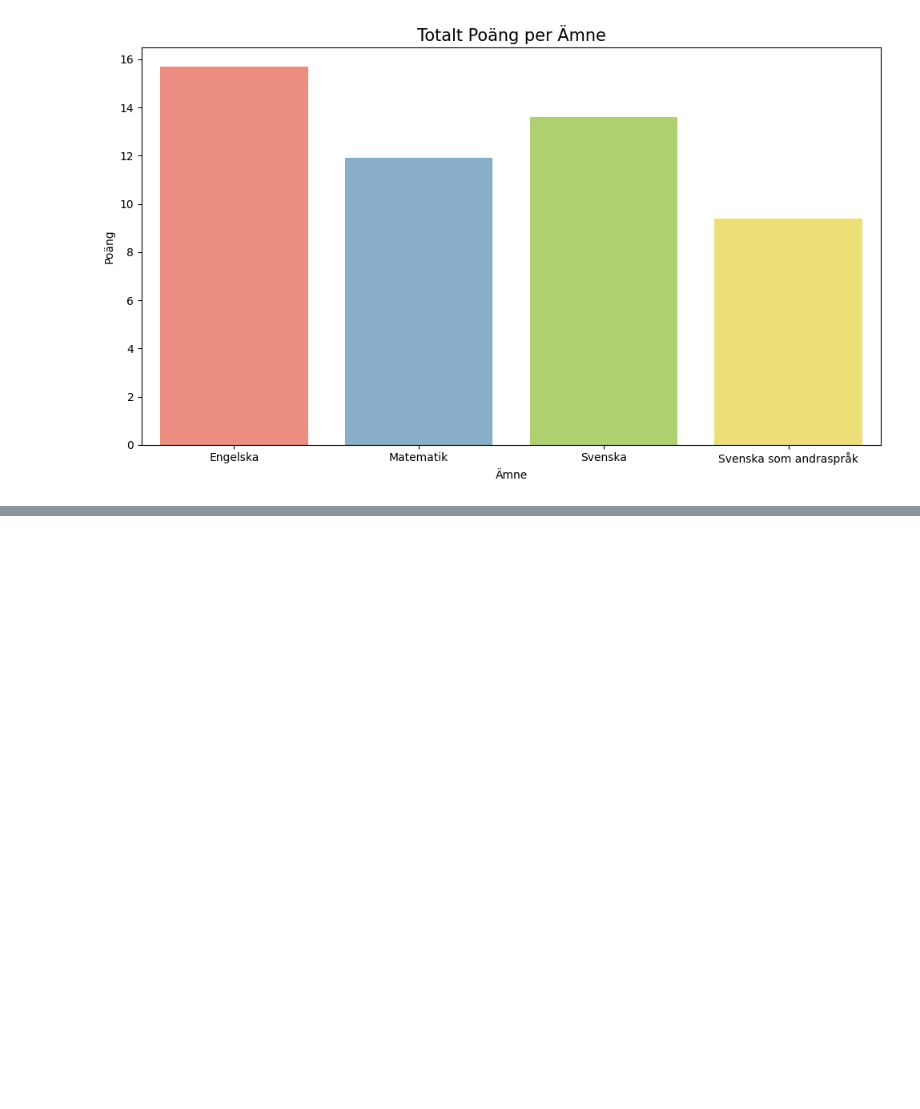
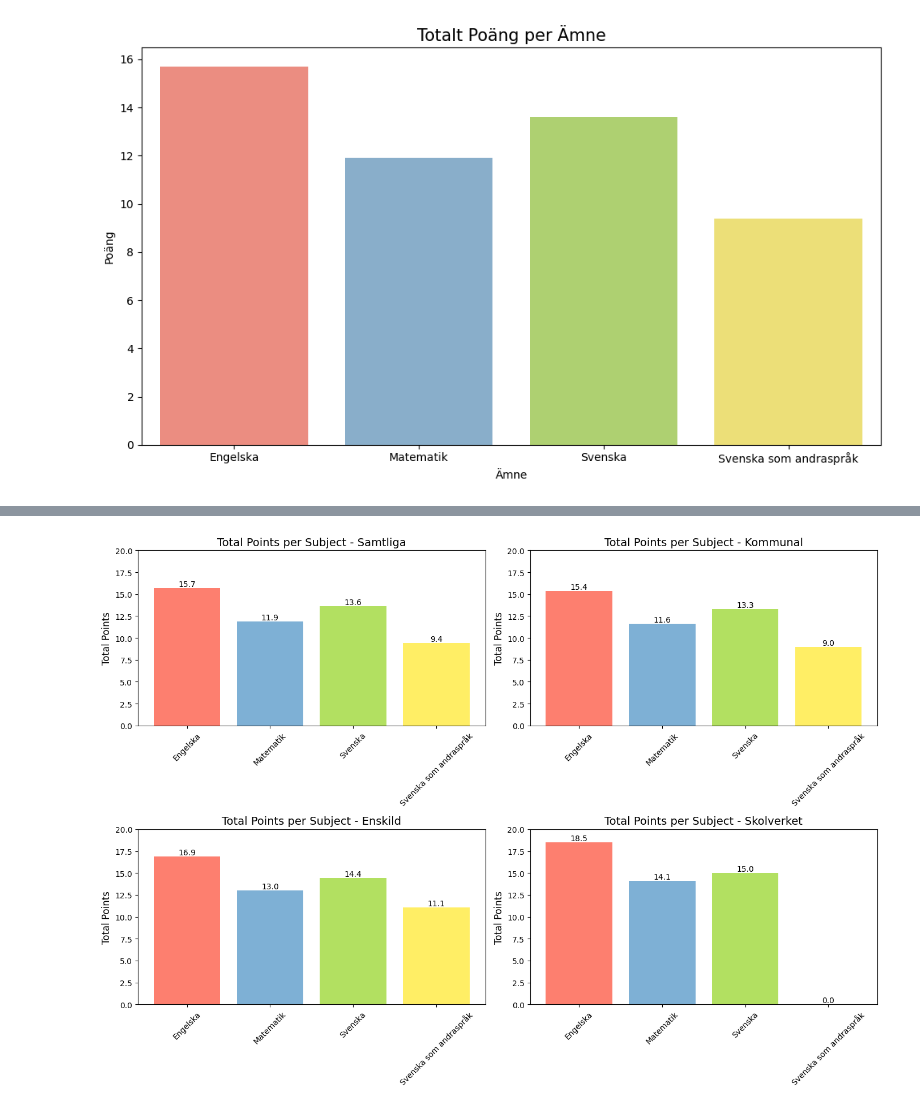
Before and after one commit to ArthurLopez1/Python-Arthur-Lopez-OPA23, a Jupyter notebook: labb2/labb2.ipynb, the cells around one changed output, grey strips where cells are left out. Cells and saved outputs as stored; diff of their text form; code cells hidden in the pictures; blank space fills up the shorter version.

```diff
--- a/labb2/labb2.ipynb
+++ b/labb2/labb2.ipynb
@@ -233,0 +259,47 @@ plt.show()
+# %%
+import matplotlib.pyplot as plt
+import numpy as np
+
+# Define Huvudman names
+huvudman_names = ['Samtliga', 'Kommunal', 'Enskild', 'Skolverket']
+
+# Define subjects and custom colors
+subjects = ['Engelska', 'Matematik', 'Svenska', 'Svenska som andraspråk']
+custom_colors = ['#fd7f6f', '#7eb0d5', '#b2e061', '#ffee65']
+
+# Create subplots for each Huvudman
+fig, axes = plt.subplots(nrows=2, ncols=2, figsize=(14, 10))
+axes = axes.flatten()  # Flatten the axes array for easier iteration
+
+# Iterate over each Huvudman to create a bar chart
+for i, huvudman in enumerate(huvudman_names):
+    # Filter data for the current Huvudman for each subject
+    df_eng_huvudman = df_eng[df_eng['Huvudman'] == huvudman]
+    df_mat_huvudman = df_mat[df_mat['Huvudman'] == huvudman]
+    df_swe_huvudman = df_swe[df_swe['Huvudman'] == huvudman]
+    df_swe_as_huvudman = df_swe_as[df_swe_as['Huvudman'] == huvudman]
+
+    # Convert 'Totalt(poäng)' column to numeric, replacing non-numeric values with 0
+    total_points_eng = pd.to_numeric(df_eng_huvudman['Totalt(poäng)'], errors='coerce').fillna(0).astype(float).values
+    total_points_mat = pd.to_numeric(df_mat_huvudman['Totalt(poäng)'], errors='coerce').fillna(0).astype(float).values
+    total_points_swe = pd.to_numeric(df_swe_huvudman['Totalt(poäng)'], errors='coerce').fillna(0).astype(float).values
+    total_points_swe_as = pd.to_numeric(df_swe_as_huvudman['Totalt(poäng)'], errors='coerce').fillna(0).astype(float).values
+
+    # Plot bar chart
+    ax = axes[i]
+    bars = ax.bar(subjects, [np.mean(total_points_eng), np.mean(total_points_mat), np.mean(total_points_swe), np.mean(total_points_swe_as)], color=custom_colors)
+    ax.set_title(f'Total Points per Subject - {huvudman}', fontsize=14)
+    ax.set_ylabel('Total Points', fontsize=12)
+    ax.set_ylim(0, 20)  # Set y-axis limit from 0 to 20
+    ax.tick_params(axis='x', rotation=45)  # Rotate x-axis labels
+
+    # Add text labels parallel to the chart
+    for bar in bars:
+        height = bar.get_height()
+        ax.text(bar.get_x() + bar.get_width() / 2, height, f'{height:.1f}', ha='center', va='bottom')
+
+# Adjust layout and display the subplots
+plt.tight_layout()
+plt.show()
+# %% [output]
+[figure, added]
```
Also changed, not shown: parts of 4 cells of this notebook, 4 other files.
